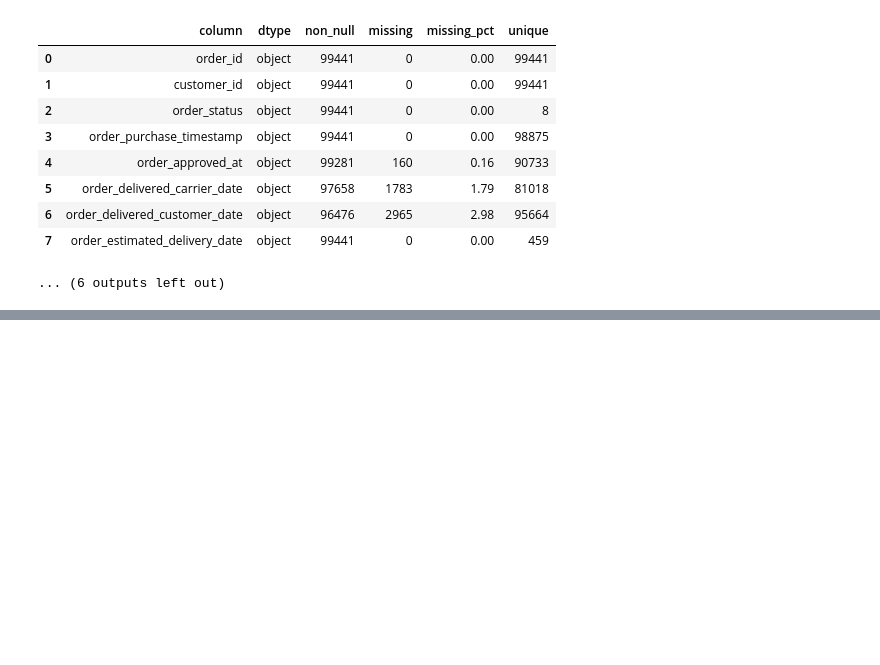
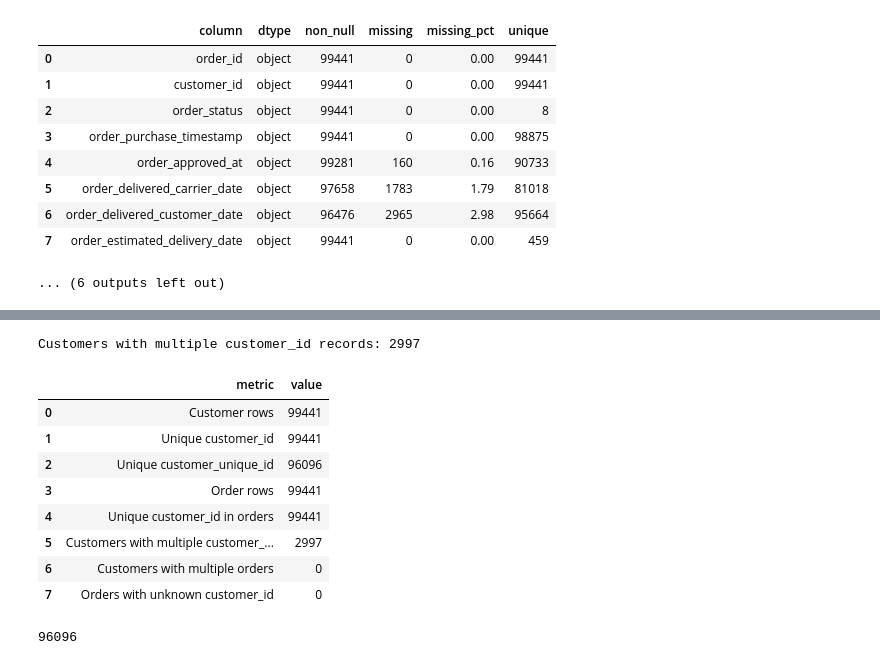
Before and after one commit to rohanshettym1-cmd/e-commerce-Intelligence-System, a Jupyter notebook: notebook/01_data_profiling.ipynb, the cells around one changed output, grey strips where cells are left out. Cells and saved outputs as stored; diff of their text form; code cells hidden in the pictures; blank space fills up the shorter version.

```diff
--- a/notebook/01_data_profiling.ipynb
+++ b/notebook/01_data_profiling.ipynb
@@ -326,0 +331,3 @@ olist_orders_dataset
+# %%
+customers = tables["olist_customers_dataset"]
+orders = tables["olist_orders_dataset"]
@@ -326,0 +375,8 @@ olist_orders_dataset
+# %%
+customer_ids = set(customers["customer_id"])
+
+orphan_orders = orders[
+    ~orders["customer_id"].isin(customer_ids)
+]
+
+print("Orders with unknown customer_id:", len(orphan_orders))
@@ -326,0 +393,9 @@ olist_orders_dataset
+# %%
+customer_record_counts = (
+    customers
+    .groupby("customer_unique_id")
+    .size()
+    .sort_values(ascending=False)
+)
+
+customer_record_counts.head(10)
@@ -326,0 +415,42 @@ olist_orders_dataset
+# %%
+print(
+    "Customers with multiple customer_id records:",
+    (customer_record_counts > 1).sum()
+)
+# %% [output]
+Customers with multiple customer_id records: 2997
+# %%
+relationship_summary = pd.DataFrame({
+    "metric": [
+        "Customer rows",
+        "Unique customer_id",
+        "Unique customer_unique_id",
+        "Order rows",
+        "Unique customer_id in orders",
+        "Customers with multiple customer_id records",
+        "Customers with multiple orders",
+        "Orders with unknown customer_id"
+    ],
+    "value": [
+        len(customers),
+        customers["customer_id"].nunique(),
+        customers["customer_unique_id"].nunique(),
+        len(orders),
+        orders["customer_id"].nunique(),
+        (customer_record_counts > 1).sum(),
+        (orders_per_customer > 1).sum(),
+        len(orphan_orders)
+    ]
+})
+
+relationship_summary
+# %% [output]
+|  | metric | value |
+| 0 | Customer rows | 99441 |
+| 1 | Unique customer_id | 99441 |
+| 2 | Unique customer_unique_id | 96096 |
+| 3 | Order rows | 99441 |
+| 4 | Unique customer_id in orders | 99441 |
+| 5 | Customers with multiple customer_... | 2997 |
+| 6 | Customers with multiple orders | 0 |
+| 7 | Orders with unknown customer_id | 0 |
@@ -326,0 +466,6 @@ olist_orders_dataset
+# %%
+orders_with_customer[
+    "customer_unique_id"
+].nunique()
+# %% [output]
+96096
```
Also changed, not shown: parts of 52 cells of this notebook.
